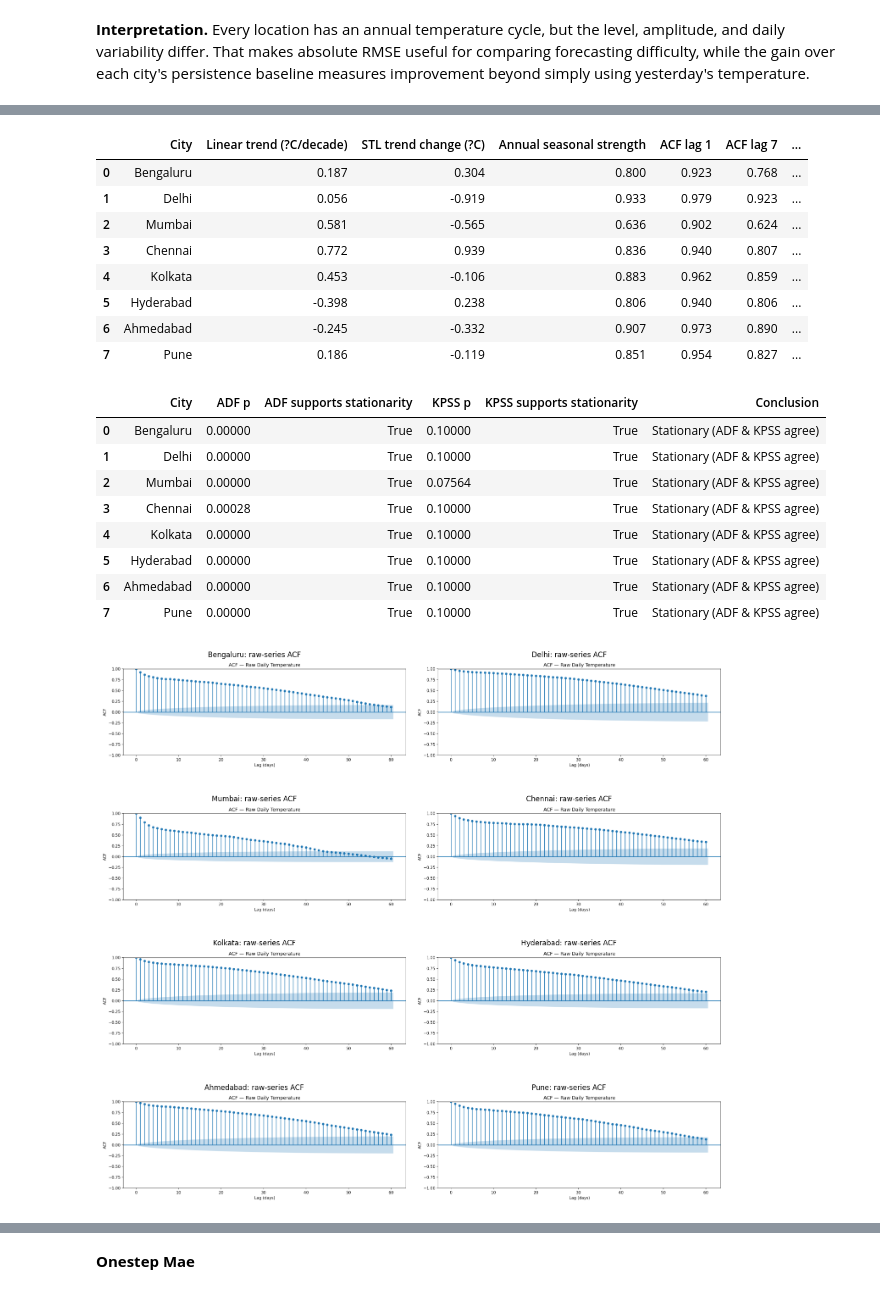
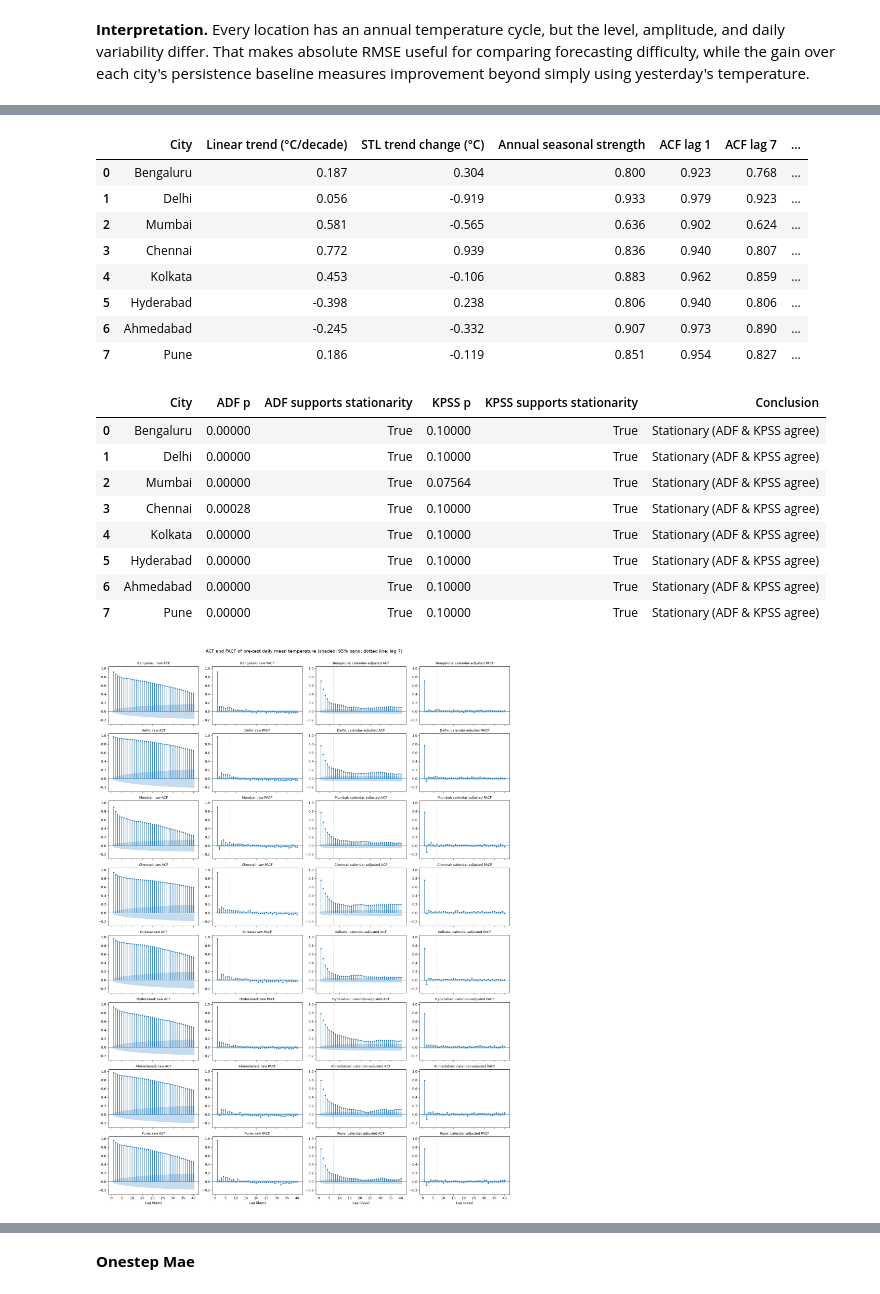
Before and after one commit to dhrusheek/noaa-weather-time-series-case-study, a Jupyter notebook: notebooks/eight_city_weather_forecasting_comparison.ipynb, the cells around one changed output, grey strips where cells are left out. Cells and saved outputs as stored; diff of their text form; code cells hidden in the pictures.

```diff
--- a/notebooks/eight_city_weather_forecasting_comparison.ipynb
+++ b/notebooks/eight_city_weather_forecasting_comparison.ipynb
@@ -97,9 +109,9 @@ for ax, city in zip(axes.flat, CITY_NAMES):
     frame = pd.read_csv(ROOT / "data" / "processed" / f"weather_daily_{station}.csv", parse_dates=["date"])
     ax.plot(frame["date"], frame["temperature_c_interp"], lw=0.45, color="#2878a5")
     ax.set_title(city)
-    ax.set_ylabel("?C")
+    ax.set_ylabel("°C")
     ax.grid(alpha=0.2)
-fig.suptitle("Daily mean temperature by city, 2010?2024", y=1.01, fontsize=15)
+fig.suptitle("Daily mean temperature by city, 2010–2024", y=1.01, fontsize=15)
 fig.tight_layout()
 plt.show()
 # %% [output]
@@ -114,7 +126,7 @@ for ax, city in zip(axes.flat, CITY_NAMES):
     ax.plot(monthly.index, monthly.values, marker="o", lw=1.5, color="#c05a44")
     ax.set_title(city)
     ax.set_xticks(range(1, 13))
-    ax.set_ylabel("?C")
+    ax.set_ylabel("°C")
     ax.grid(alpha=0.2)
 fig.suptitle("Mean temperature by calendar month", y=1.01, fontsize=15)
 fig.tight_layout()
@@ -144,8 +156,8 @@ for city in CITY_NAMES:
     })
     pattern_rows.append({
         "City": city,
-        "Linear trend (?C/decade)": dec["linear_slope_per_decade"],
-        "STL trend change (?C)": dec["stl_trend_delta"],
+        "Linear trend (°C/decade)": dec["linear_slope_per_decade"],
+        "STL trend change (°C)": dec["stl_trend_delta"],
         "Annual seasonal strength": dec["seasonal_strength"],
         "ACF lag 1": acf["lag1_raw"],
         "ACF lag 7": acf["acf_lag7_raw"],
@@ -156,7 +168,7 @@ pattern_table = pd.DataFrame(pattern_rows)
 display(pattern_table.round(3))
 display(stationarity_table.round(5))
 # %% [output]
-|  | City | Linear trend (?C/decade) | STL trend change (?C) | Annual seasonal strength | ACF lag 1 | ACF lag 7 | ... |
+|  | City | Linear trend (°C/decade) | STL trend change (°C) | Annual seasonal strength | ACF lag 1 | ACF lag 7 | ... |
 | 0 | Bengaluru | 0.187 | 0.304 | 0.800 | 0.923 | 0.768 | ... |
 | 1 | Delhi | 0.056 | -0.919 | 0.933 | 0.979 | 0.923 | ... |
 | 2 | Mumbai | 0.581 | -0.565 | 0.636 | 0.902 | 0.624 | ... |
@@ -175,15 +187,54 @@ display(stationarity_table.round(5))
 | 6 | Ahmedabad | 0.00000 | True | 0.10000 | True | Stationary (ADF & KPSS agree) |
 | 7 | Pune | 0.00000 | True | 0.10000 | True | Stationary (ADF & KPSS agree) |
 # %%
-# Example diagnostic figures are already generated for every city by the source pipeline.
-from IPython.display import display
-fig, axes = plt.subplots(4, 2, figsize=(15, 14))
-for ax, city in zip(axes.flat, CITY_NAMES):
-    image_path = ROOT / "figures" / "cities" / city.lower() / "acf_raw.png"
-    ax.imshow(plt.imread(image_path))
-    ax.set_title(f"{city}: raw-series ACF")
-    ax.axis("off")
+# ACF and PACF for all eight cities, computed on exactly the series used for order
+# selection: the first 85% (pre-test history) of the interpolated daily mean temperature.
+# Left pair: raw series (what ARIMA/SARIMA model). Right pair: the anomaly left after
+# removing the annual and weekly Fourier calendar terms (what ARMAX/SARIMAX model).
+import warnings
+from statsmodels.graphics.tsaplots import plot_acf, plot_pacf
+from statsmodels.tsa.stattools import acf as sm_acf, pacf as sm_pacf
+
+
+def calendar_features(index):
+    """Same deterministic annual (k = 1-3) and weekly Fourier terms as src/rubric_extension.py."""
+    idx = pd.DatetimeIndex(index)
+    annual = 2 * np.pi * (idx.dayofyear.to_numpy() - 1) / 365.25
+    weekly = 2 * np.pi * np.arange(len(idx), dtype=float) / 7.0
+    cols = [f(k * annual) for k in (1, 2, 3) for f in (np.sin, np.cos)]
+    return np.column_stack(cols + [np.sin(weekly), np.cos(weekly)])
+
+
+N_LAGS = 40
+pre_test = {}
+for city in CITY_NAMES:
+    frame = pd.read_csv(ROOT / "data" / "processed" / f"weather_daily_{CITIES[city]['station']}.csv",
+                        parse_dates=["date"]).set_index("date")
+    y = frame["temperature_c_interp"].to_numpy(dtype=float)
+    y = y[: int(len(y) * 0.85)]
+    X = np.column_stack([np.ones(len(y)), calendar_features(frame.index[: len(y)])])
+    anomaly = y - X @ np.linalg.lstsq(X, y, rcond=None)[0]
+    pre_test[city] = {"raw": y, "anomaly": anomaly}
+
+fig, axes = plt.subplots(len(CITY_NAMES), 4, figsize=(18, 3.0 * len(CITY_NAMES)), sharex=True)
+with warnings.catch_warnings():
+    warnings.simplefilter("ignore")
+    for row, city in zip(axes, CITY_NAMES):
+        for ax, kind, label, plotter in [
+            (row[0], "raw", "raw ACF", plot_acf), (row[1], "raw", "raw PACF", plot_pacf),
+            (row[2], "anomaly", "calendar-adjusted ACF", plot_acf),
+            (row[3], "anomaly", "calendar-adjusted PACF", plot_pacf),
+        ]:
+            kwargs = {"method": "ywm"} if plotter is plot_pacf else {}
+            plotter(pre_test[city][kind], lags=N_LAGS, zero=False, ax=ax, markersize=3, **kwargs)
+            ax.set_title(f"{city}: {label}", fontsize=10)
+            ax.set_ylim(-0.3, 1.05)
+            ax.axvline(7, color="grey", lw=0.6, ls=":")
+for ax in axes[-1]:
+    ax.set_xlabel("Lag (days)")
+fig.suptitle("ACF and PACF of pre-test daily mean temperature (shaded: 95% band; dotted line: lag 7)",
+             y=1.002, fontsize=14)
 fig.tight_layout()
 plt.show()
 # %% [output]
-[figure, old version]
+[figure, new version]
```
Also changed, not shown: parts of 29 cells of this notebook, 2 other files.
